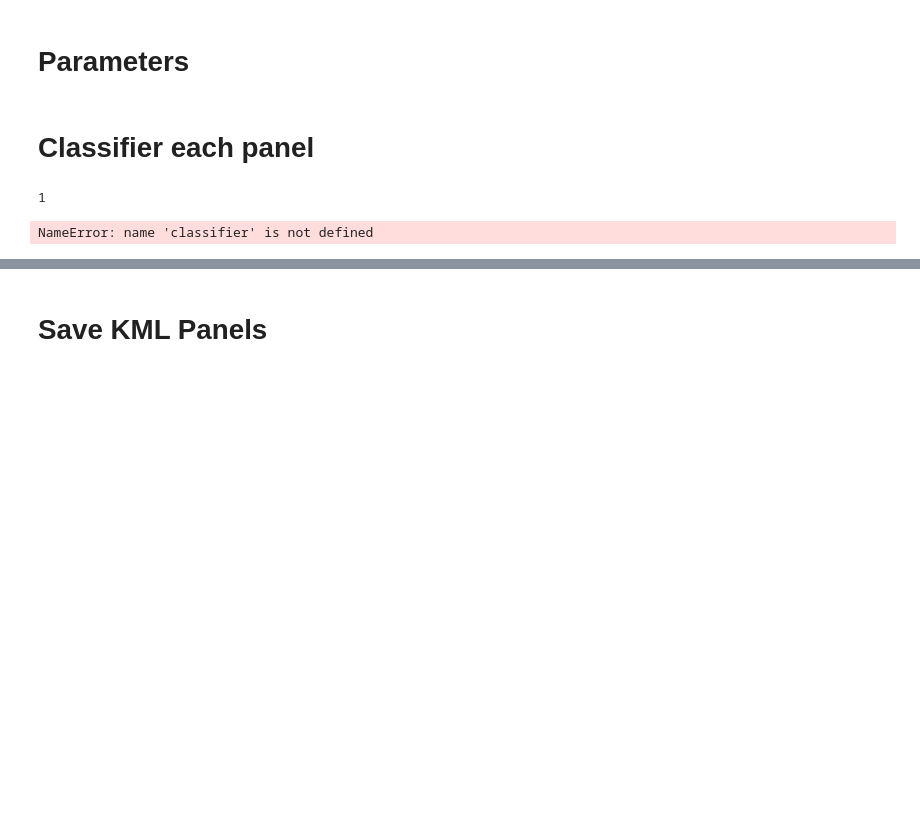
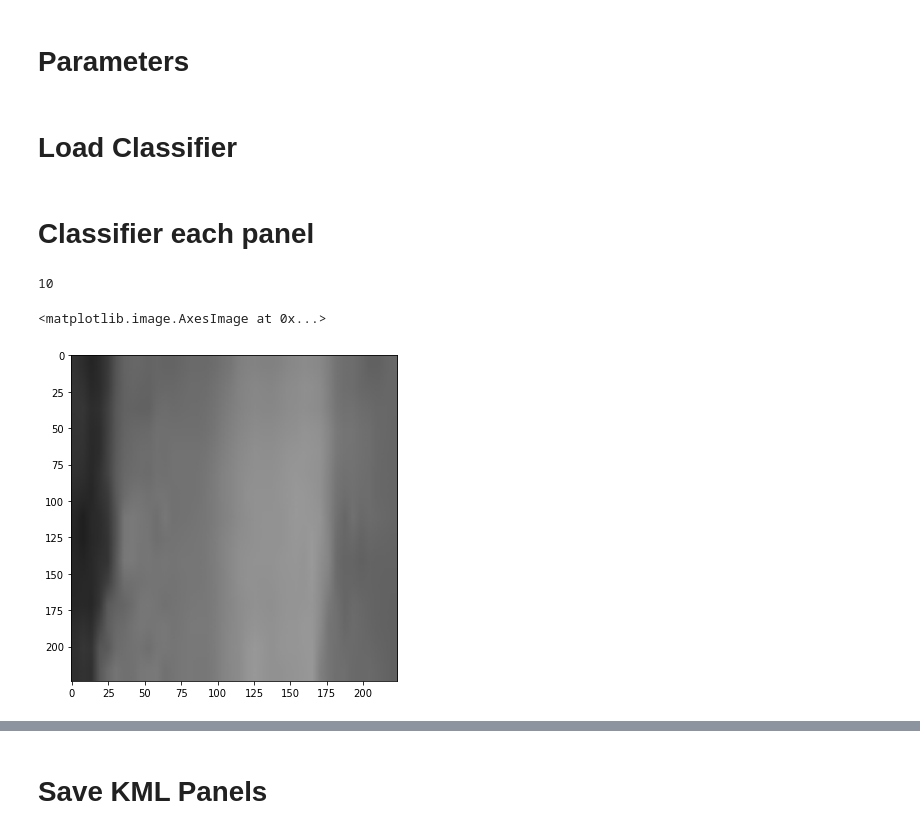
Before and after one commit to RentadroneCL/Photovoltaic_Fault_Detector, a Jupyter notebook: GPS_Panel/ClassifierPanel_KML.ipynb, the cells around one changed output, grey strips where cells are left out. Saved outputs shown, nothing was run; the diff lists cells and outputs as text; code cells hidden in the pictures; blank space fills up the shorter version.

Commit message:
Classifier SVM

```diff
--- a/GPS_Panel/ClassifierPanel_KML.ipynb
+++ b/GPS_Panel/ClassifierPanel_KML.ipynb
@@ -13,47 +13,78 @@ from Utils import doubleMADsfromMedian
 from skimage.transform import resize
 import pickle
 import simplekml
+
+from sklearn.preprocessing import LabelEncoder
+from sklearn.svm import SVC
+from sklearn.neighbors import KNeighborsClassifier
+import time
+import tensorflow as tf
+
+
+def classifier(base_model, recognizer, labels, image_input):
+    weight, height, dim = base_model.input.shape[1], base_model.input.shape[2], base_model.input.shape[3]
+    Im_resize = cv2.resize(image_input, (weight, height), interpolation = cv2.INTER_AREA)
+    vec = base_model.predict(tf.keras.backend.expand_dims(Im_resize,0)).flatten()
+    prob = recognizer.predict_proba([vec])[0]
+    return labels.classes_[np.argmax(prob)], prob[np.argmax(prob)]
 # %% [markdown]
 # Parameters
 # %%
-path_T = "Pampa/THERMAL_06.tif"
-path_String = "Pampa/BP-B-5.tif"
-ZonaPV = 'BP-B-5'
+path_T = "Pampa/THERMAL_01.tif"
+path_String = "Pampa/BP-A-1.tif"
+ZonaPV = 'BP-A-1'
 path_kml_panel = 'Pampa/KML/Paneles_' + ZonaPV +'_classifier.kml'
 path_dict = 'Pampa/KML/Mesa_' + ZonaPV + '.pickle'
+path_new_dict = 'Pampa/KML/Mesa_' + ZonaPV + '_classifier.pickle'
 
 GR_String = gr.from_file(path_String)
 GR_T = gr.from_file(path_T)
 geot_T = GR_T.geot
-img_height, img_width = 128,128
 ## Load List in coordinate latitud and longitude ###
 with open(path_dict, "rb") as fp:
     L_strings_coord = pickle.load(fp)
+# %% [markdown]
+# Load Classifier
+# %%
+path_dataset = './Classifier/Data_set_2/Data_prueba_0/'
+output_recognizer = path_dataset + "model_SVM/recognizer.pickle"
+output_label = path_dataset + "model_SVM/le.pickle"
+
+
+img_width, img_height = 224, 224
+base_model = tf.keras.applications.Xception(input_shape=(img_height, img_width, 3), weights='imagenet', include_top=False)
+
+x = base_model.output
+x  = tf.keras.layers.GlobalAveragePooling2D()(x)
+base_model = tf.keras.models.Model(inputs=base_model.input, outputs=x)
+recognizer_SVM = pickle.loads(open(output_recognizer, "rb").read())
+le = pickle.loads(open(output_label, "rb").read())
 # %% [markdown]
 # Classifier each panel
 # %%
 
-epsilon = 0
+epsilon = -2
 matrix_expand_bounds = [[-epsilon, -epsilon],[+epsilon, -epsilon], [+epsilon, +epsilon], [-epsilon, +epsilon]]
 
-for string_key in ['1', '20']:# L_strings_coord.keys():
+for string_key in ['10']:# L_strings_coord.keys():
     print(string_key)
     string = L_strings_coord[string_key]
     for panel_key in string['panels'].keys():
         panel = string['panels'][panel_key]
         Points =  Utils.gps2pixel(panel['points'], geot_T) + matrix_expand_bounds
 
         if not GR_T.raster.data[0,Points[0][1] : Points[2][1], Points[0][0]: Points[2][0]].size == 0:
             Im = np.zeros((img_height, img_width, 3))
             Im[:,:,0] = cv2.resize(GR_T.raster.data[0,Points[0][1] : Points[2][1], Points[0][0]: Points[2][0]], (img_width, img_height))
             Im[:,:,1] = Im[:,:,0].copy()
             Im[:,:,2] = Im[:,:,0].copy()
-            panel['status'], panel['prob'] = classifier(Im)
+            panel['status'], panel['prob'] = classifier(base_model, recognizer_SVM, le, Im)
         else:
             print('problem with coords panel: ', string_key, '_', panel_key)
 
 plt.figure(figsize=(6, 6))
 plt.imshow(Im.astype(int))
 # %% [output]
-1
+10
-NameError: name 'classifier' is not defined
+<matplotlib.image.AxesImage at 0x...>
+[figure, added]
```
Also changed, not shown: parts of 6 cells of this notebook, 5 other files.
